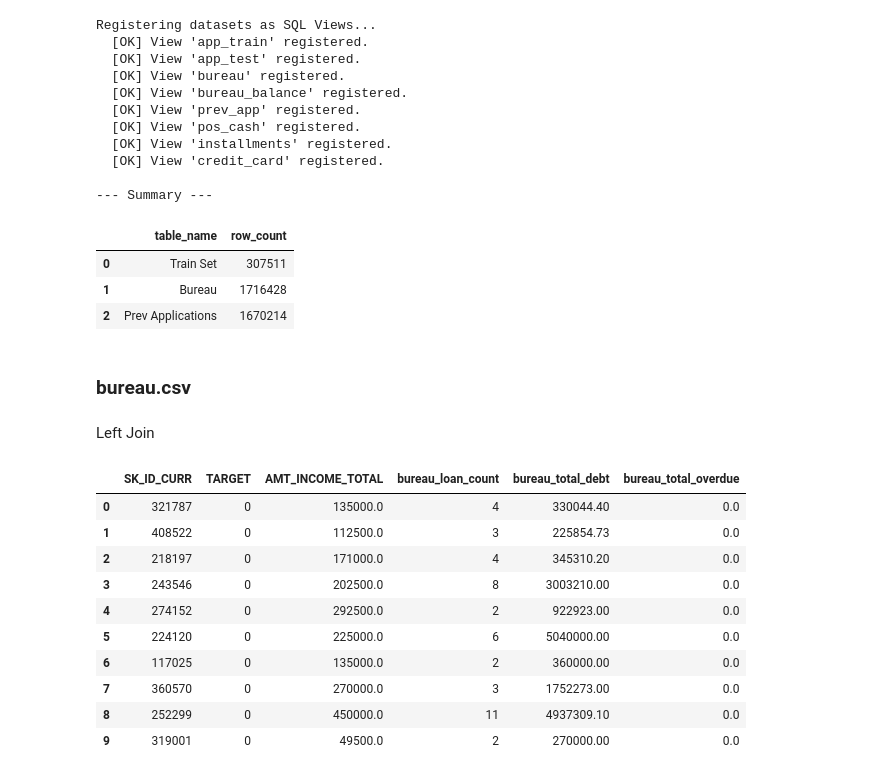
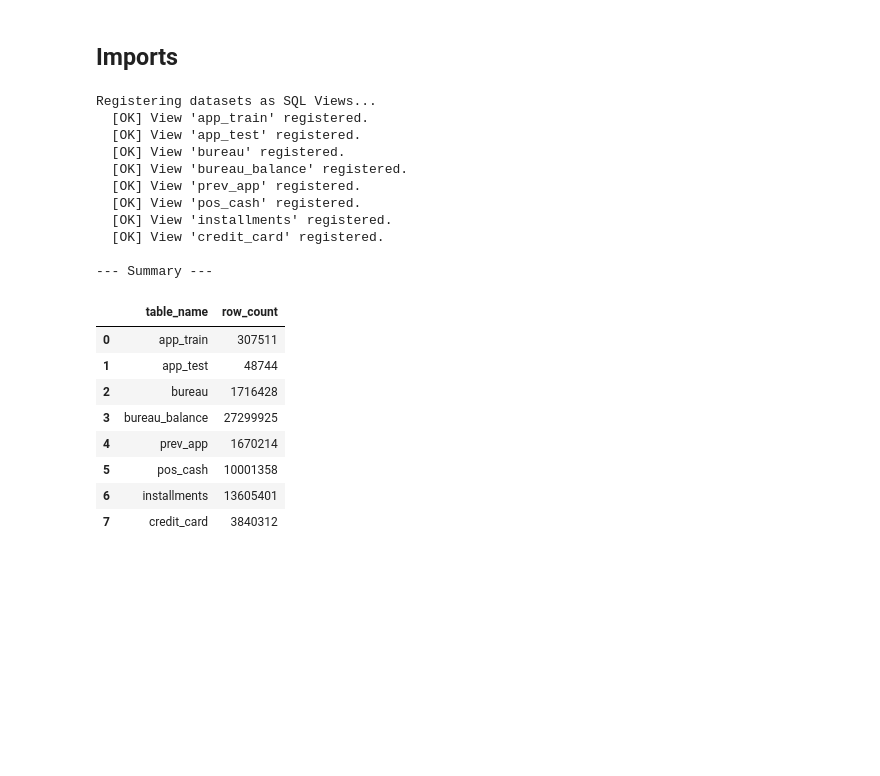
Before and after one commit to dimitrimovila/credit_risk_model, a Jupyter notebook: 02_feature_engineering.ipynb, the cells around one changed output. Cells and saved outputs as stored; diff of their text form; code cells hidden in the pictures; blank space fills up the shorter version.

Commit message:
feature engineered training set

```diff
--- a/02_feature_engineering.ipynb
+++ b/02_feature_engineering.ipynb
@@ -1,14 +18,17 @@
+# %% [markdown]
+## Imports
 # %%
 import duckdb
 import pandas as pd
 import numpy as np
 
 # 1. Connect to DuckDB (In-memory)
-con = duckdb.connect(database=':memory:')
+con = duckdb.connect(database='data/credit_risk.duckdb')
 
 # 2. Define the path and file mapping for all datasets
 # Using a dictionary for better maintainability
 data_path = 'data/raw/'
+
 datasets = {
     'app_train': 'application_train.csv',
     'app_test': 'application_test.csv',
@@ -22,75 +42,52 @@ datasets = {
 
 # 3. Register all files as DuckDB Views
 print("Registering datasets as SQL Views...")
 for view_name, file_name in datasets.items():
     full_path = f"{data_path}{file_name}"
     try:
-        con.execute(f"CREATE VIEW IF NOT EXISTS {view_name} AS SELECT * FROM read_csv_auto('{full_path}')")
+        con.execute(f"CREATE OR REPLACE VIEW {view_name} AS SELECT * FROM read_csv_auto('{full_path}')")
         print(f"  [OK] View '{view_name}' registered.")
     except Exception as e:
         print(f"  [ERROR] Could not register {view_name}: {e}")
 
 # 4. Quick sanity check: count rows for the main tables
 print("\n--- Summary ---")
 summary_query = """
-    SELECT 'Train Set' as table_name, COUNT(*) as row_count FROM app_train
+    SELECT 'app_train'    AS table_name, COUNT(*) AS row_count FROM app_train
     UNION ALL
-    SELECT 'Bureau' as table_name, COUNT(*) as row_count FROM bureau
+    SELECT 'app_test'     AS table_name, COUNT(*) AS row_count FROM app_test
     UNION ALL
-    SELECT 'Prev Applications' as table_name, COUNT(*) as row_count FROM prev_app
+    SELECT 'bureau'       AS table_name, COUNT(*) AS row_count FROM bureau
+    UNION ALL
+    SELECT 'bureau_balance' AS table_name, COUNT(*) AS row_count FROM bureau_balance
+    UNION ALL
+    SELECT 'prev_app'     AS table_name, COUNT(*) AS row_count FROM prev_app
+    UNION ALL
+    SELECT 'pos_cash'     AS table_name, COUNT(*) AS row_count FROM pos_cash
+    UNION ALL
+    SELECT 'installments' AS table_name, COUNT(*) AS row_count FROM installments
+    UNION ALL
+    SELECT 'credit_card'  AS table_name, COUNT(*) AS row_count FROM credit_card
 """
 display(con.execute(summary_query).df())
 # %% [output]
 Registering datasets as SQL Views...
   [OK] View 'app_train' registered.
   [OK] View 'app_test' registered.
   [OK] View 'bureau' registered.
   [OK] View 'bureau_balance' registered.
   [OK] View 'prev_app' registered.
   [OK] View 'pos_cash' registered.
   [OK] View 'installments' registered.
   [OK] View 'credit_card' registered.
 
 --- Summary ---
 |  | table_name | row_count |
-| 0 | Train Set | 307511 |
-| 1 | Bureau | 1716428 |
-| 2 | Prev Applications | 1670214 |
+| 0 | app_train | 307511 |
+| 1 | app_test | 48744 |
+| 2 | bureau | 1716428 |
+| 3 | bureau_balance | 27299925 |
+| 4 | prev_app | 1670214 |
+| 5 | pos_cash | 10001358 |
+| 6 | installments | 13605401 |
+| 7 | credit_card | 3840312 |
-# %% [markdown]
-### bureau.csv
-# %% [markdown]
-Left Join
-# %%
-# Aggregating credit history and joining it to the main table
-bureau_query = """
-    SELECT
-        app.SK_ID_CURR,
-        app.TARGET,
-        app.AMT_INCOME_TOTAL,
-        COUNT(bur.SK_ID_BUREAU) AS bureau_loan_count,
-        COALESCE(SUM(bur.AMT_CREDIT_SUM), 0) AS bureau_total_debt,
-        COALESCE(SUM(bur.AMT_CREDIT_SUM_OVERDUE), 0) AS bureau_total_overdue
-    FROM app_train AS app
-    LEFT JOIN bureau AS bur
-        ON app.SK_ID_CURR = bur.SK_ID_CURR
-    GROUP BY
-        app.SK_ID_CURR,
-        app.TARGET,
-        app.AMT_INCOME_TOTAL
-    LIMIT 10;
-"""
-
-df_features = con.execute(bureau_query).df()
-display(df_features)
-# %% [output]
-|  | SK_ID_CURR | TARGET | AMT_INCOME_TOTAL | bureau_loan_count | bureau_total_debt | bureau_total_overdue |
-| 0 | 321787 | 0 | 135000.0 | 4 | 330044.40 | 0.0 |
-| 1 | 408522 | 0 | 112500.0 | 3 | 225854.73 | 0.0 |
-| 2 | 218197 | 0 | 171000.0 | 4 | 345310.20 | 0.0 |
-| 3 | 243546 | 0 | 202500.0 | 8 | 3003210.00 | 0.0 |
-| 4 | 274152 | 0 | 292500.0 | 2 | 922923.00 | 0.0 |
-| 5 | 224120 | 0 | 225000.0 | 6 | 5040000.00 | 0.0 |
-| 6 | 117025 | 0 | 135000.0 | 2 | 360000.00 | 0.0 |
-| 7 | 360570 | 0 | 270000.0 | 3 | 1752273.00 | 0.0 |
-| 8 | 252299 | 0 | 450000.0 | 11 | 4937309.10 | 0.0 |
-| 9 | 319001 | 0 | 49500.0 | 2 | 270000.00 | 0.0 |
```
Also changed, not shown: parts of 32 cells of this notebook.
